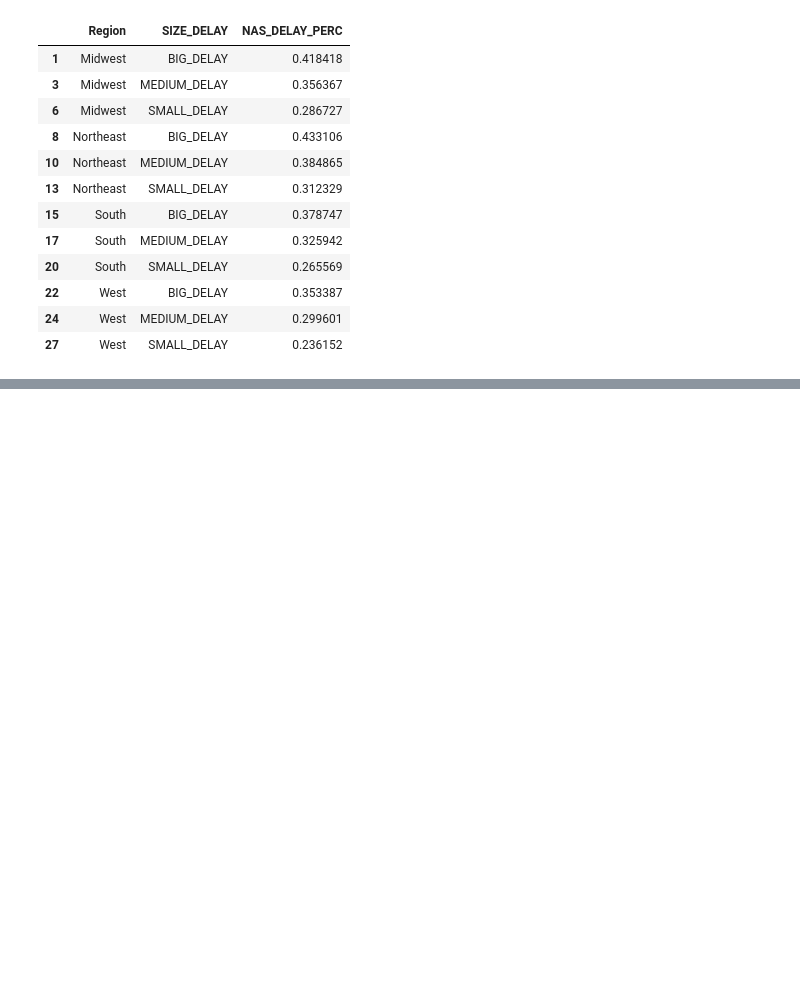
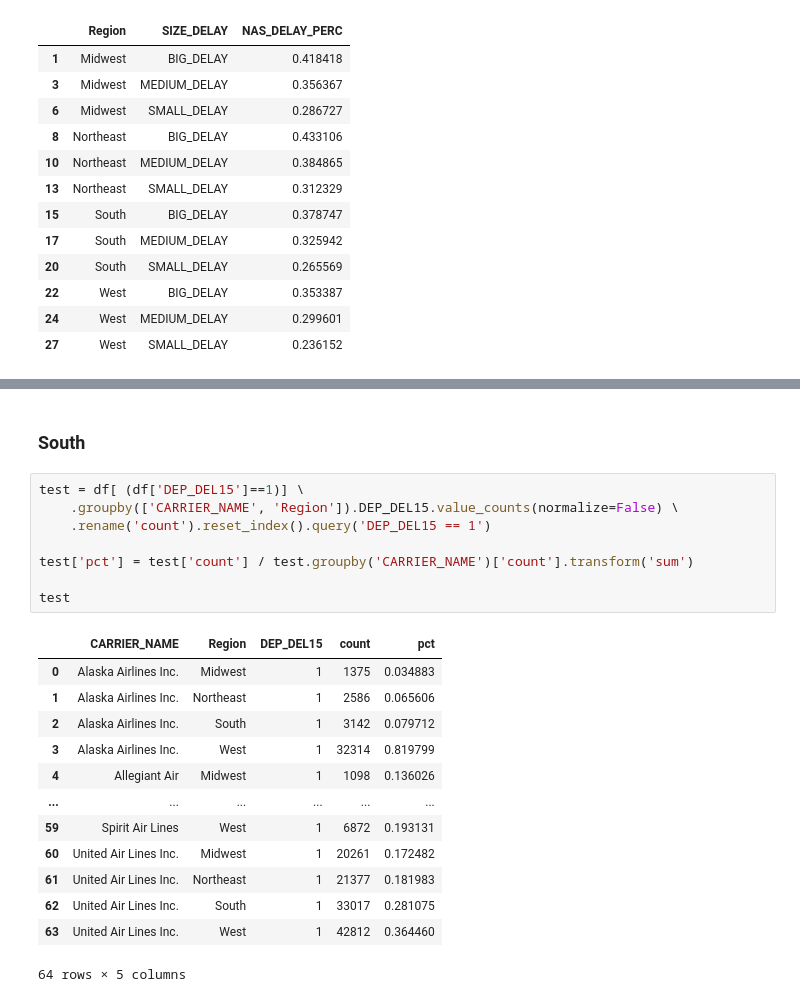
Before and after one commit to franciscapalacios/python_project, a Jupyter notebook: python_project.ipynb, the cells around one changed output, grey strips where cells are left out. Cells and saved outputs as stored; diff of their text form; blank space fills up the shorter version.

```diff
--- a/python_project.ipynb
+++ b/python_project.ipynb
@@ -676,0 +989,24 @@ df.groupby(['Region','SIZE_DELAY']) \
+# %% [markdown]
+### South
+# %%
+test = df[ (df['DEP_DEL15']==1)] \
+    .groupby(['CARRIER_NAME', 'Region']).DEP_DEL15.value_counts(normalize=False) \
+    .rename('count').reset_index().query('DEP_DEL15 == 1')
+
+test['pct'] = test['count'] / test.groupby('CARRIER_NAME')['count'].transform('sum')
+
+test
+# %% [output]
+|  | CARRIER_NAME | Region | DEP_DEL15 | count | pct |
+| 0 | Alaska Airlines Inc. | Midwest | 1 | 1375 | 0.034883 |
+| 1 | Alaska Airlines Inc. | Northeast | 1 | 2586 | 0.065606 |
+| 2 | Alaska Airlines Inc. | South | 1 | 3142 | 0.079712 |
+| 3 | Alaska Airlines Inc. | West | 1 | 32314 | 0.819799 |
+| 4 | Allegiant Air | Midwest | 1 | 1098 | 0.136026 |
+| ... | ... | ... | ... | ... | ... |
+| 59 | Spirit Air Lines | West | 1 | 6872 | 0.193131 |
+| 60 | United Air Lines Inc. | Midwest | 1 | 20261 | 0.172482 |
+| 61 | United Air Lines Inc. | Northeast | 1 | 21377 | 0.181983 |
+| 62 | United Air Lines Inc. | South | 1 | 33017 | 0.281075 |
+| 63 | United Air Lines Inc. | West | 1 | 42812 | 0.364460 |
+64 rows × 5 columns
```
Also changed, not shown: parts of 77 cells of this notebook.
